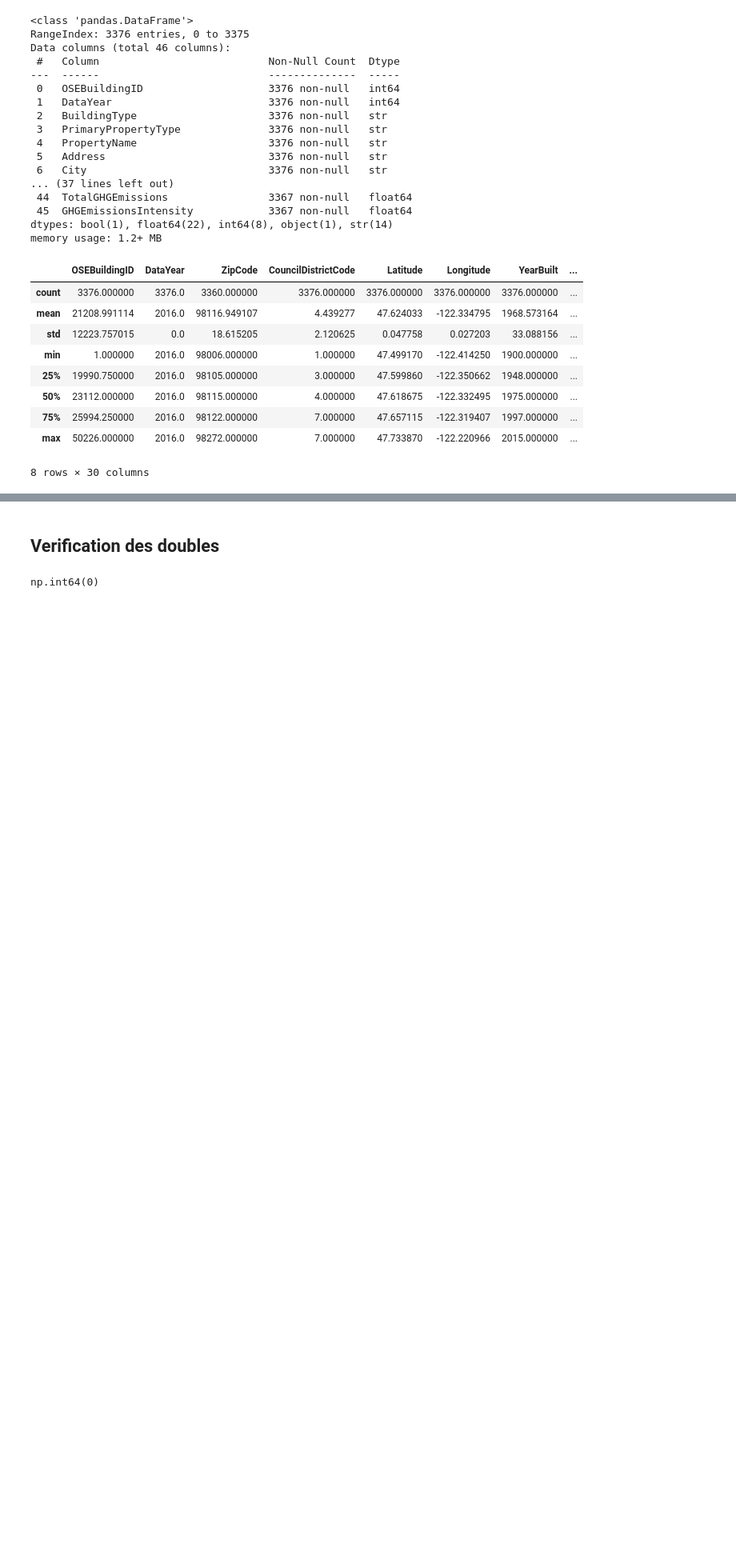
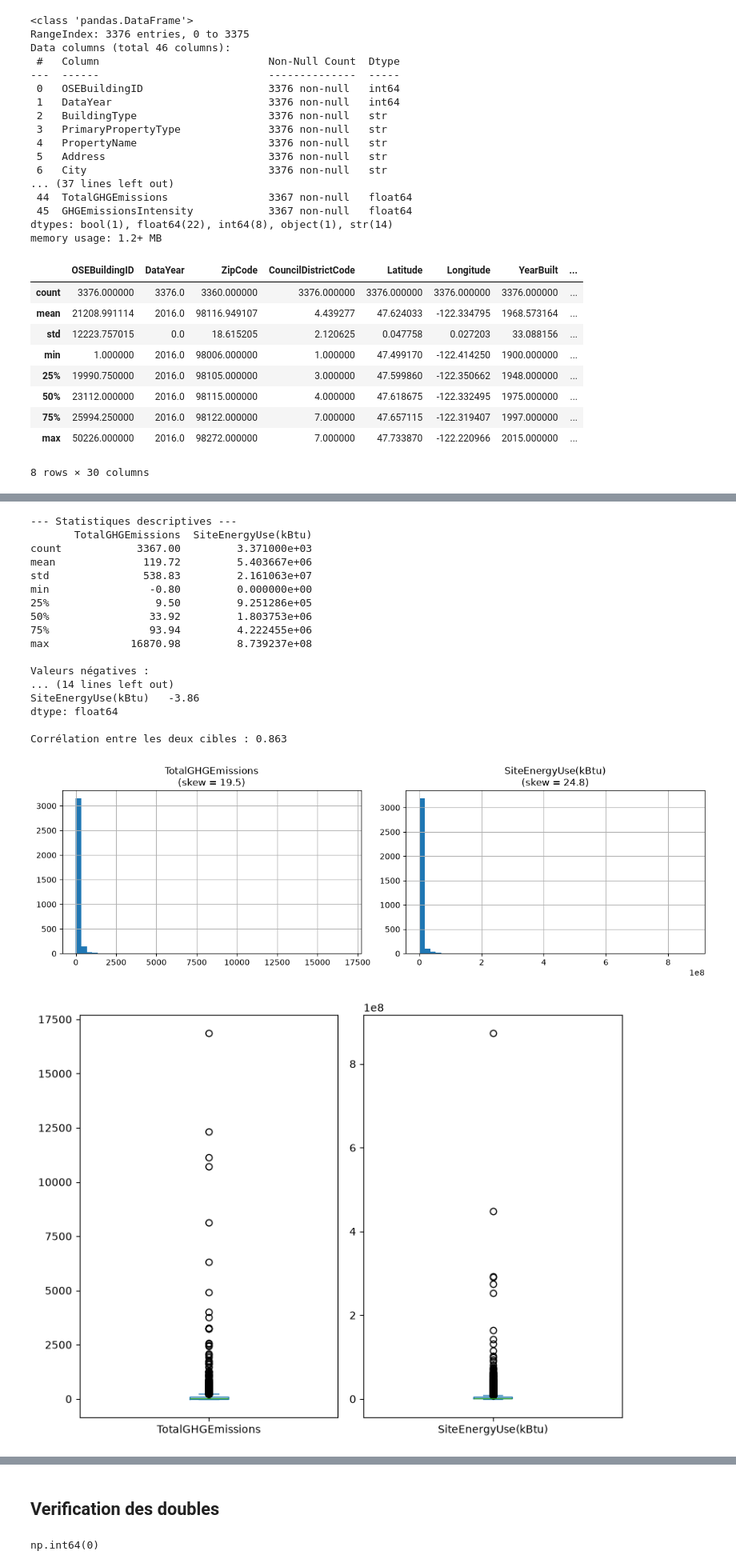
Before and after one commit to AlexyCatelle/seattle-simplon, a Jupyter notebook: main.ipynb, the cells around one changed output, grey strips where cells are left out. Shown at 80% size. Saved outputs shown, nothing was run; the diff lists cells and outputs as text; code cells hidden in the pictures; blank space fills up the shorter version.

```diff
--- a/main.ipynb
+++ b/main.ipynb
@@ -52,0 +74,2 @@ df.describe()
+# %%
+cibles = ['TotalGHGEmissions', 'SiteEnergyUse(kBtu)']
@@ -52,0 +101,49 @@ df.describe()
+# %%
+# 3) Valeurs aberrantes évidentes
+print('\nValeurs négatives :')
+print((df[cibles] < 0).sum())
+print('Valeurs nulles :')
+print((df[cibles] == 0).sum())
+
+# 4) Asymétrie (skew) : très > 0 -> envisager une transformation log
+print('\nSkew brut :')
+print(df[cibles].skew().round(2))
+print('Skew après log1p :')
+print(np.log1p(df[cibles].clip(lower=0)).skew().round(2))
+
+# 5) Corrélation entre les deux cibles
+print('\nCorrélation entre les deux cibles :',
+      round(df[cibles].corr().iloc[0, 1], 3))
+
+# 6) Distributions
+fig, axes = plt.subplots(1, 2, figsize=(12, 4))
+for ax, col in zip(axes, cibles):
+    df[col].dropna().hist(bins=50, ax=ax)
+    ax.set_title(f'{col}\n(skew = {df[col].skew():.1f})')
+plt.tight_layout()
+plt.show()
+
+# 7) Boxplots -> visualisation des outliers
+df[cibles].plot(kind='box', subplots=True, sharey=False, figsize=(8, 6))
+plt.tight_layout()
+plt.show()
+# %% [output]
+--- Statistiques descriptives ---
+       TotalGHGEmissions  SiteEnergyUse(kBtu)
+count            3367.00         3.371000e+03
+mean              119.72         5.403667e+06
+std               538.83         2.161063e+07
+min                -0.80         0.000000e+00
+25%                 9.50         9.251286e+05
+50%                33.92         1.803753e+06
+75%                93.94         4.222455e+06
+max             16870.98         8.739237e+08
+
+Valeurs négatives :
+... (14 lines left out)
+SiteEnergyUse(kBtu)   -3.86
+dtype: float64
+
+Corrélation entre les deux cibles : 0.863
+[figure, added]
+[figure, added]
```
Also changed, not shown: parts of 28 cells of this notebook, 1 other file.
